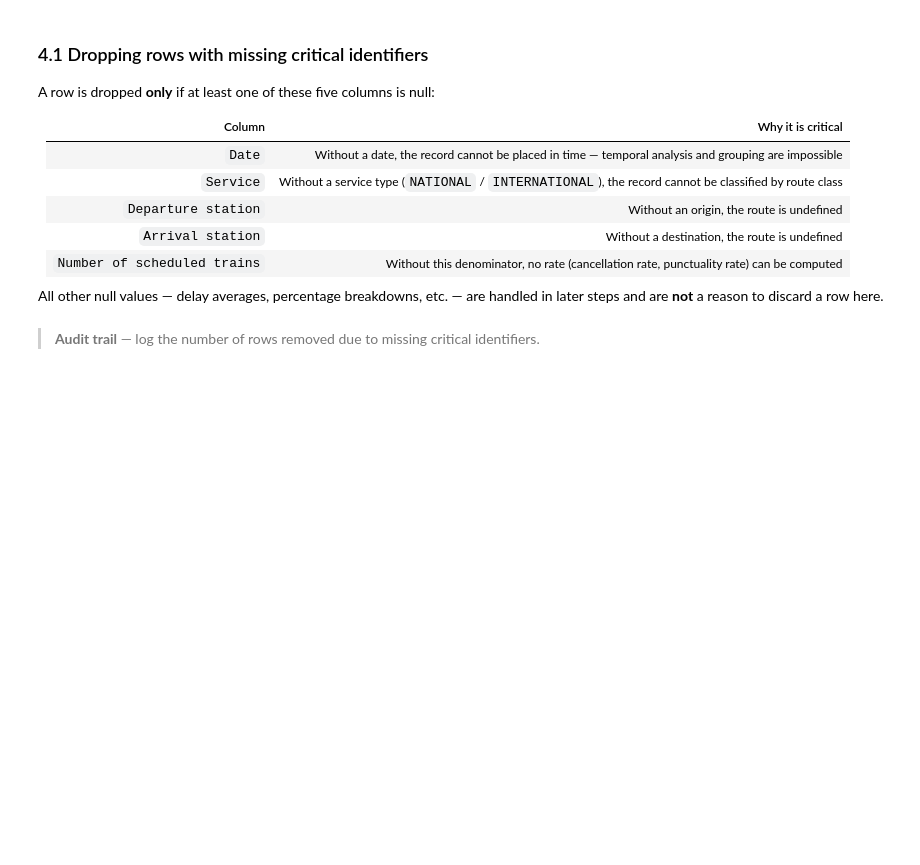
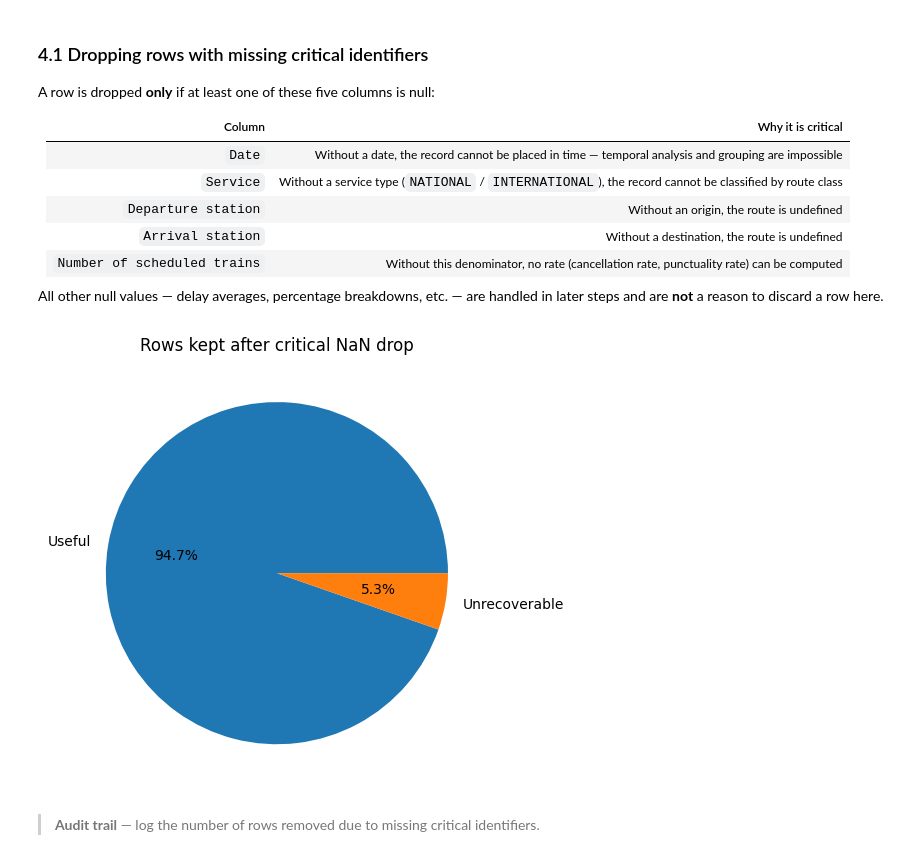
Before and after one commit to OpenCz/Tardis, a Jupyter notebook: tardis_eda.ipynb, the cells around one changed output. Saved outputs shown, nothing was run; the diff lists cells and outputs as text; code cells hidden in the pictures; blank space fills up the shorter version.

```diff
--- a/tardis_eda.ipynb
+++ b/tardis_eda.ipynb
@@ -264,19 +161,10 @@ A row is dropped **only** if at least one of these five columns is null:
 
 All other null values — delay averages, percentage breakdowns, etc. — are handled in later steps and are **not** a reason to discard a row here.
 # %%
-before = len(df)
-df = df.dropna(
-    subset=[
-        "Date",
-        "Service",
-        "Departure station",
-        "Arrival station",
-        "Number of scheduled trains",
-    ]
-)
-plt.pie(
-    [len(df), before - len(df)], labels=["useful", "unrecoverable"], autopct="%1.1f%%"
-);
+df, crit_dropped = cleaning.drop_critical_nan(df)
+cplots.plot_critical_nan_drop(len(df), crit_dropped)
+# %% [output]
+[figure, added]
 # %% [markdown]
 > **Audit trail** — log the number of rows removed due to missing critical identifiers.
 # %%
```
Also changed, not shown: parts of 66 cells of this notebook.
